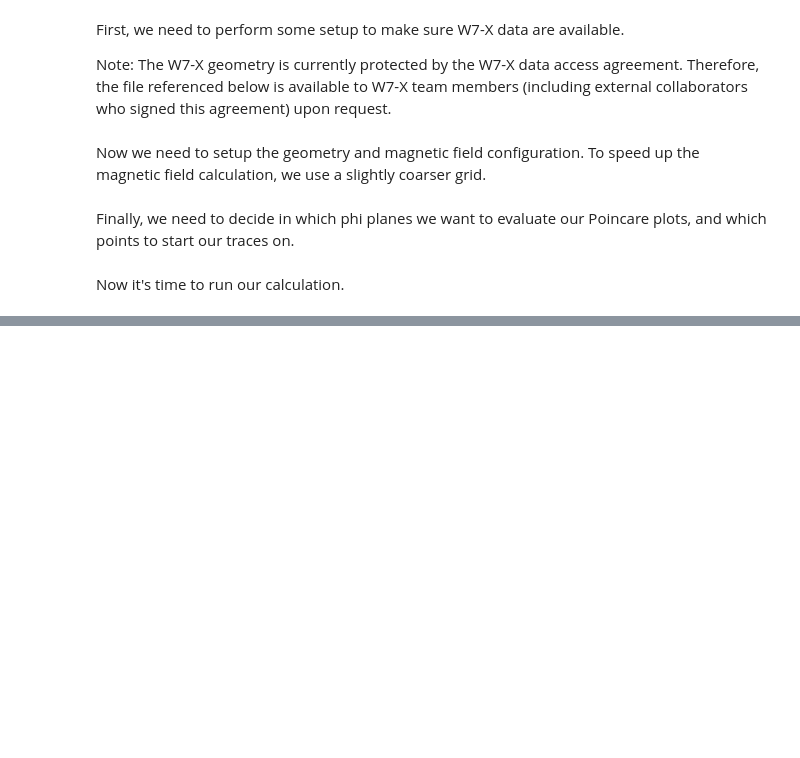
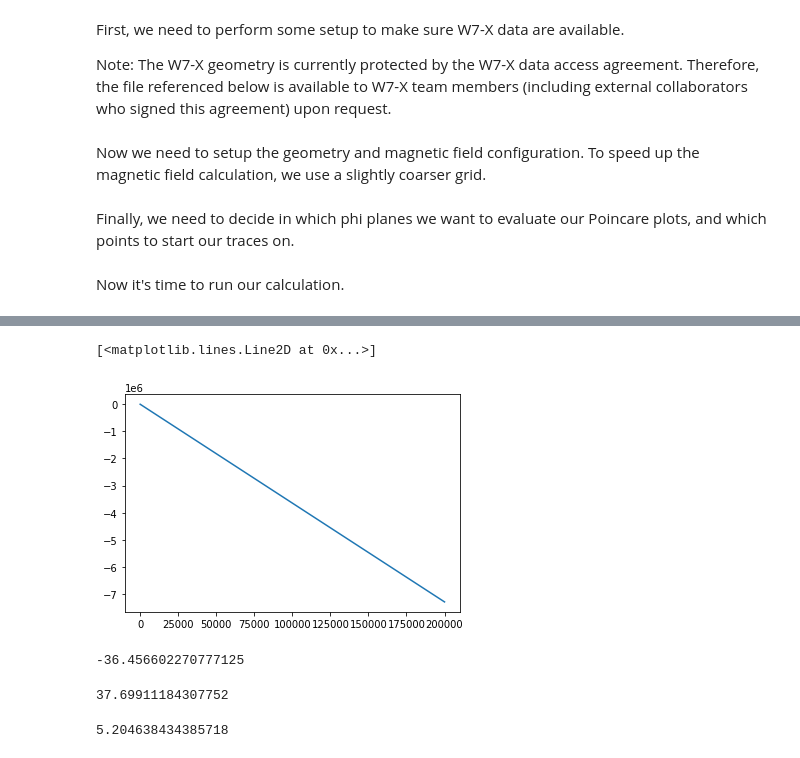
Before and after one commit to alexrobomind/fusionsc, a Jupyter notebook: src/docs/howto/Poincare.ipynb, the cells around one changed output, grey strips where cells are left out. Cells and saved outputs as stored; diff of their text form; code cells hidden in the pictures; blank space fills up the shorter version.

```diff
--- a/src/docs/howto/Poincare.ipynb
+++ b/src/docs/howto/Poincare.ipynb
@@ -48,0 +44,4 @@ plt.plot(xStart, iotas)
+# %%
+xyz = np.asarray([xStart, yStart, zStart])[:,15]
+# %%
+xP, yP, zP, lB, lF = fsc.flt.poincareInPhiPlanes(xyz, field, [0], 200000, targetError = 1e-3, distanceLimit = 0)
@@ -48,0 +68,14 @@ plt.plot(xStart, iotas)
+# %%
+import matplotlib.pyplot as plt
+plt.plot(lF.flatten())
+# %% [output]
+[<matplotlib.lines.Line2D at 0x...>]
+[figure, added]
+# %%
+lF.flatten()[-1] / 200000
+# %% [output]
+-36.456602270777125
+# %%
+2 * np.pi * 6
+# %% [output]
+37.69911184307752
@@ -48,0 +134,4 @@ plt.plot(xStart, iotas)
+# %%
+rAx[100]
+# %% [output]
+5.204638434385718
```
Also changed, not shown: parts of 19 cells of this notebook, 2 other files.
